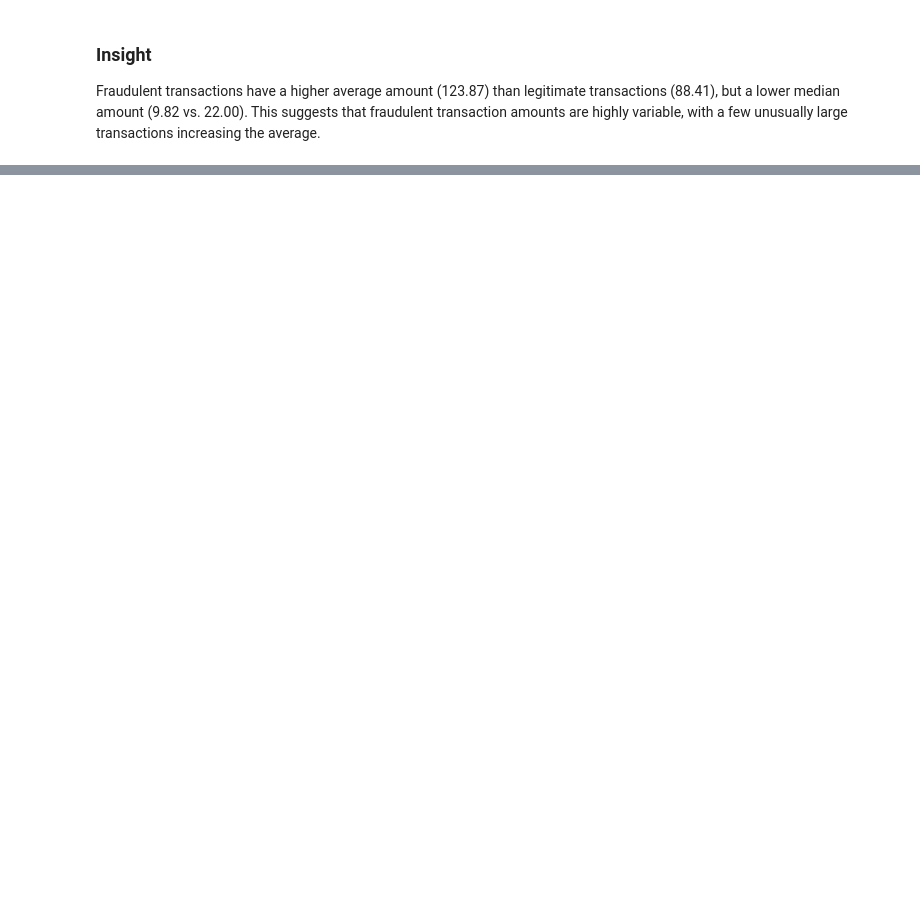
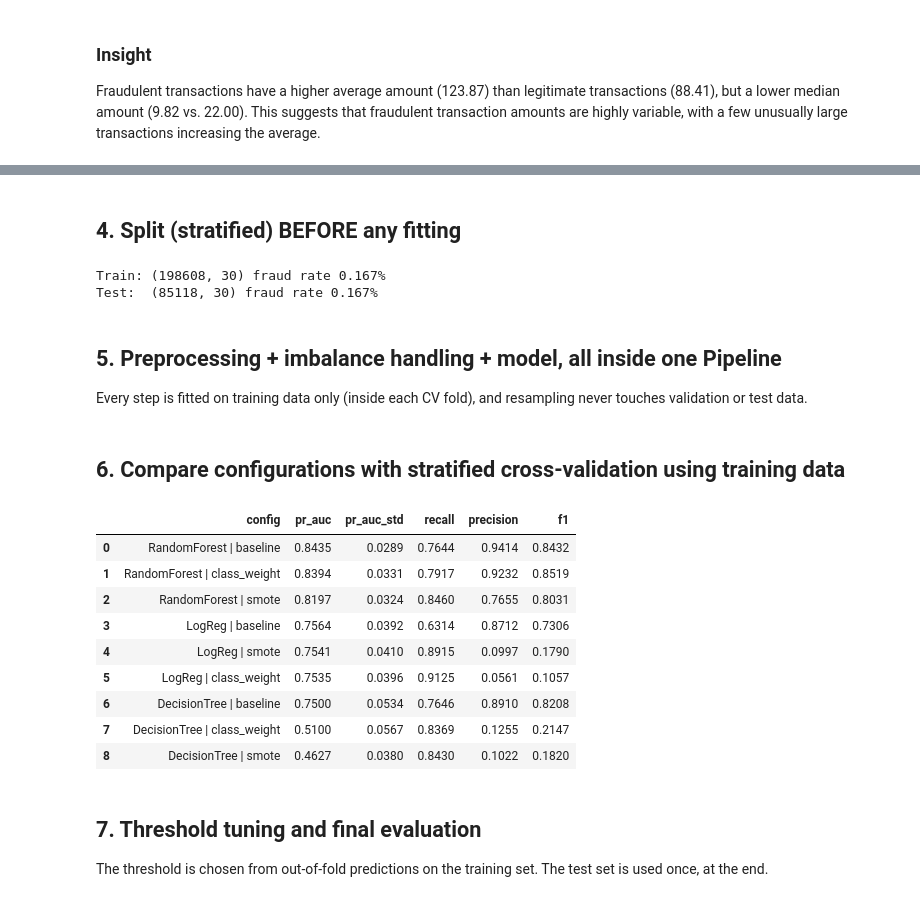
Before and after one commit to CodeWithNafisat/OIBSIP, a Jupyter notebook: DataAnalytics-L2-FraudDetection/FraudDetection.ipynb, the cells around one changed output, grey strips where cells are left out. Drawn from its saved outputs; the diff is of its cells as text; code cells hidden in the pictures; blank space fills up the shorter version.

```diff
--- a/DataAnalytics-L2-FraudDetection/FraudDetection.ipynb
+++ b/DataAnalytics-L2-FraudDetection/FraudDetection.ipynb
@@ -448,0 +205,2 @@ We:
+# %% [markdown]
+## 4. Split (stratified) BEFORE any fitting
@@ -448,0 +210,40 @@ We:
+# %%
+X_train, X_test, y_train, y_test = train_test_split(
+    X, y, test_size = 0.3, stratify = y, random_state = RANDOM_STATE)
+print("Train:", X_train.shape, f"fraud rate {y_train.mean():.3%}")
+print("Test: ", X_test.shape, f"fraud rate {y_test.mean():.3%}")
+# %% [output]
+Train: (198608, 30) fraud rate 0.167%
+Test:  (85118, 30) fraud rate 0.167%
+# %% [markdown]
+## 5. Preprocessing + imbalance handling + model, all inside one Pipeline
+Every step is fitted on training data only (inside each CV fold), and resampling never touches validation or test data.
+# %%
+def make_classifier(name, class_weight=None):
+    if name == "LogReg":
+        return LogisticRegression(max_iter=2000, class_weight=class_weight, random_state=RANDOM_STATE)
+    if name == "DecisionTree":
+        return DecisionTreeClassifier(max_depth=8, min_samples_leaf=5,
+                                      class_weight=class_weight, random_state=RANDOM_STATE)
+    if name == "RandomForest":
+        return RandomForestClassifier(n_estimators=200, n_jobs=-1,
+                                      class_weight=class_weight, random_state=RANDOM_STATE)
+    raise ValueError(f"Unknown model: {name}")
+# %%
+def build_pipeline(classifier, use_resampling = False):
+    steps = [("scaler", StandardScaler())]
+    if use_resampling:
+        steps += [
+            ("smote", SMOTE(sampling_strategy=0.1, k_neighbors=3, random_state=RANDOM_STATE)),
+            ("undersample", RandomUnderSampler(sampling_strategy=0.5, random_state=RANDOM_STATE)),
+        ]
+    steps.append(("classifier", classifier))
+    return Pipeline(steps)
+# %%
+pipelines = {}
+for model_name in ["LogReg", "DecisionTree", "RandomForest"]:
+    pipelines[f"{model_name} | baseline"] = build_pipeline(make_classifier(model_name))
+    pipelines[f"{model_name} | class_weight"] = build_pipeline(make_classifier(model_name, "balanced"))
+    pipelines[f"{model_name} | smote"] = build_pipeline(make_classifier(model_name), use_resampling=True)
+# %% [markdown]
+## 6. Compare configurations with stratified cross-validation using training data
@@ -448,0 +252,30 @@ We:
+# %%
+scoring = {"pr_auc": "average_precision", "recall": "recall", "precision": "precision", "f1": "f1"}
+rows = []
+for config_name, pipeline in pipelines.items():
+    scores = cross_validate(pipeline, X_train, y_train, cv=cv, scoring=scoring)
+    rows.append({
+        "config": config_name,
+        "pr_auc": scores["test_pr_auc"].mean(),
+        "pr_auc_std": scores["test_pr_auc"].std(),     # if the std is bigger than the gap, it is a tie
+        "recall": scores["test_recall"].mean(),        # recall/precision/F1 here use the default 0.5 threshold
+        "precision": scores["test_precision"].mean(),
+        "f1": scores["test_f1"].mean(),
+    })
+
+cv_results = pd.DataFrame(rows).sort_values("pr_auc", ascending=False).reset_index(drop=True)
+cv_results.round(4)
+# %% [output]
+|  | config | pr_auc | pr_auc_std | recall | precision | f1 |
+| 0 | RandomForest | baseline | 0.8435 | 0.0289 | 0.7644 | 0.9414 | 0.8432 |
+| 1 | RandomForest | class_weight | 0.8394 | 0.0331 | 0.7917 | 0.9232 | 0.8519 |
+| 2 | RandomForest | smote | 0.8197 | 0.0324 | 0.8460 | 0.7655 | 0.8031 |
+| 3 | LogReg | baseline | 0.7564 | 0.0392 | 0.6314 | 0.8712 | 0.7306 |
+| 4 | LogReg | smote | 0.7541 | 0.0410 | 0.8915 | 0.0997 | 0.1790 |
+| 5 | LogReg | class_weight | 0.7535 | 0.0396 | 0.9125 | 0.0561 | 0.1057 |
+| 6 | DecisionTree | baseline | 0.7500 | 0.0534 | 0.7646 | 0.8910 | 0.8208 |
+| 7 | DecisionTree | class_weight | 0.5100 | 0.0567 | 0.8369 | 0.1255 | 0.2147 |
+| 8 | DecisionTree | smote | 0.4627 | 0.0380 | 0.8430 | 0.1022 | 0.1820 |
+# %% [markdown]
+## 7. Threshold tuning and final evaluation
+The threshold is chosen from out-of-fold predictions on the training set. The test set is used once, at the end.
```
Also changed, not shown: parts of 88 cells of this notebook, 1 other file.
